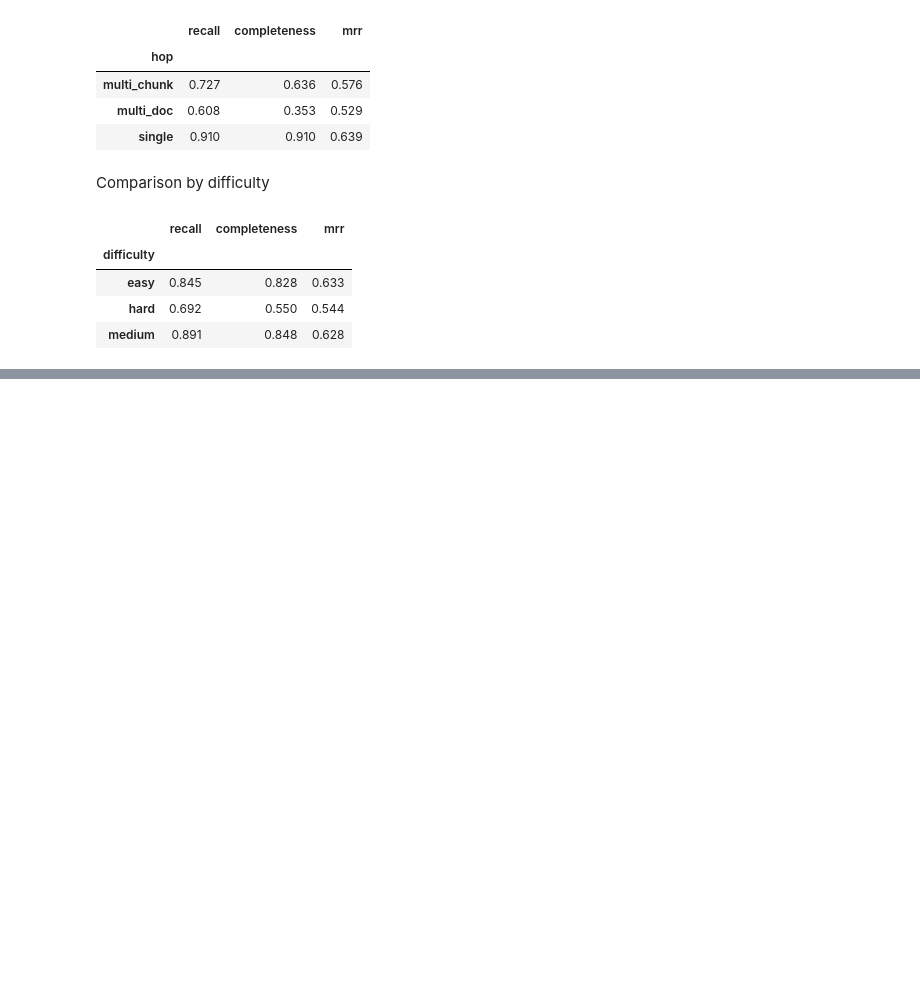
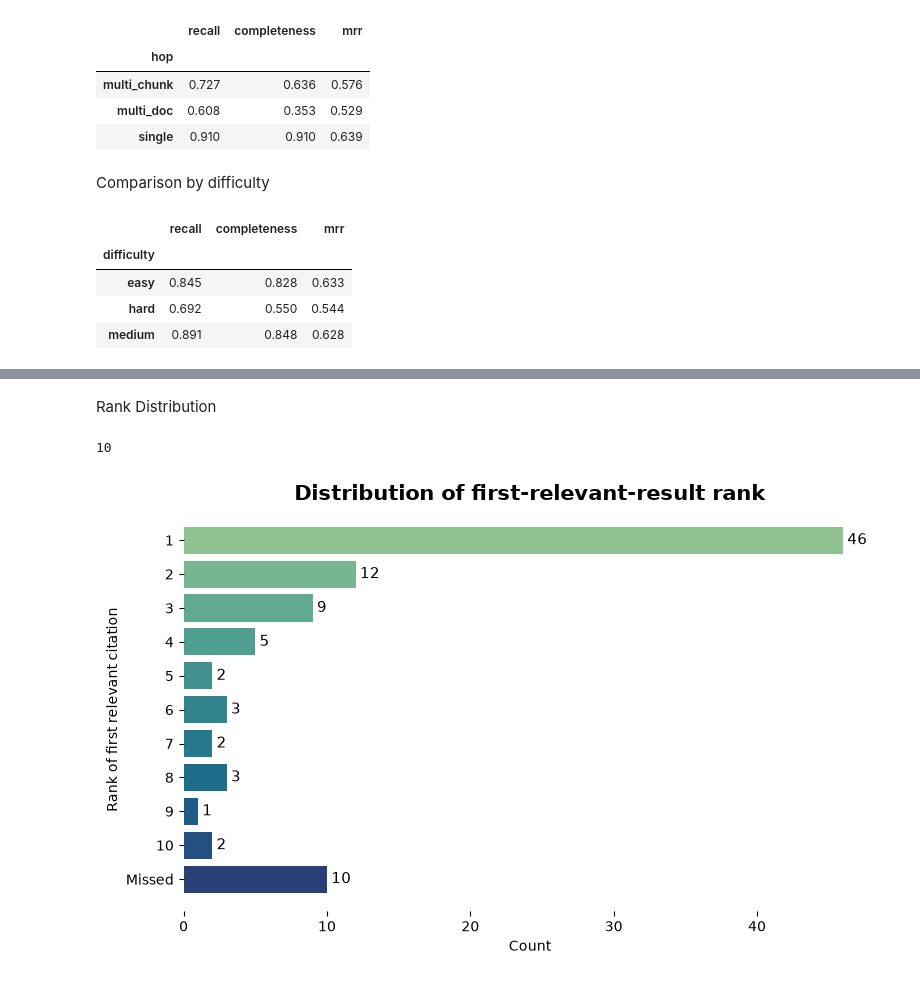
Before and after one commit to rsh-e/10k-rag-pipeline, a Jupyter notebook: src/eval_analysis.ipynb, the cells around one changed output, grey strips where cells are left out. Drawn from its saved outputs; the diff is of its cells as text; code cells hidden in the pictures; blank space fills up the shorter version.

Commit message:
added a cool graph

```diff
--- a/src/eval_analysis.ipynb
+++ b/src/eval_analysis.ipynb
@@ -92,0 +95,43 @@ answerable.pivot_table(index="type", columns="config", values="recall", aggfunc=
+# %% [markdown]
+Rank Distribution
+# %%
+
+non_zero_mrr = full[full["mrr"] != 0]
+completely_missed = len(full) - len(non_zero_mrr)
+print(completely_missed)
+ranks = 1 / non_zero_mrr["mrr"]
+rounded_ranks = np.ceil(ranks)
+
+
+counts = rounded_ranks.value_counts().sort_index()
+# add the missed count as its own category on the same series
+counts.index = counts.index.astype(int).astype(str)  # "1", "2", "3"... as labels
+counts["Missed"] = completely_missed
+
+fig, ax = plt.subplots(figsize=(8, 5))
+
+# horizontal bars = chart rotated 90° clockwise vs a vertical bar chart
+bars = ax.barh(
+    counts.index.astype(str),
+    counts.values,
+    color=sns.color_palette("crest", len(counts)),
+    edgecolor="none",
+)
+
+# value labels on each bar
+for bar in bars:
+    width = bar.get_width()
+    ax.text(width + 0.3, bar.get_y() + bar.get_height() / 2,
+             f"{int(width)}", va="center", fontsize=11)
+
+ax.set_xlabel("Count")
+ax.set_ylabel("Rank of first relevant citation")
+ax.set_title("Distribution of first-relevant-result rank", fontsize=15, weight="bold")
+ax.invert_yaxis()  # put rank 1 at the top
+sns.despine(left=True, bottom=True)
+
+plt.tight_layout()
+plt.show()
+# %% [output]
+10
+[figure, added]
```
Also changed, not shown: parts of 3 cells of this notebook, 4 other files.
